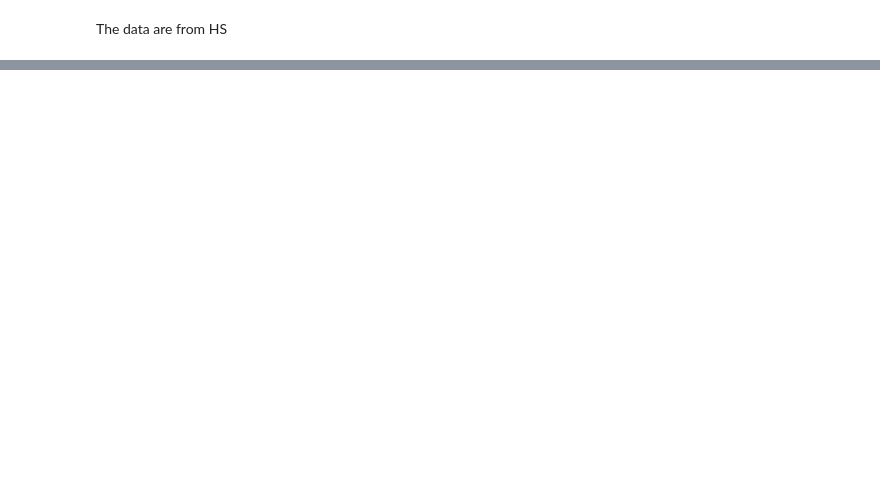
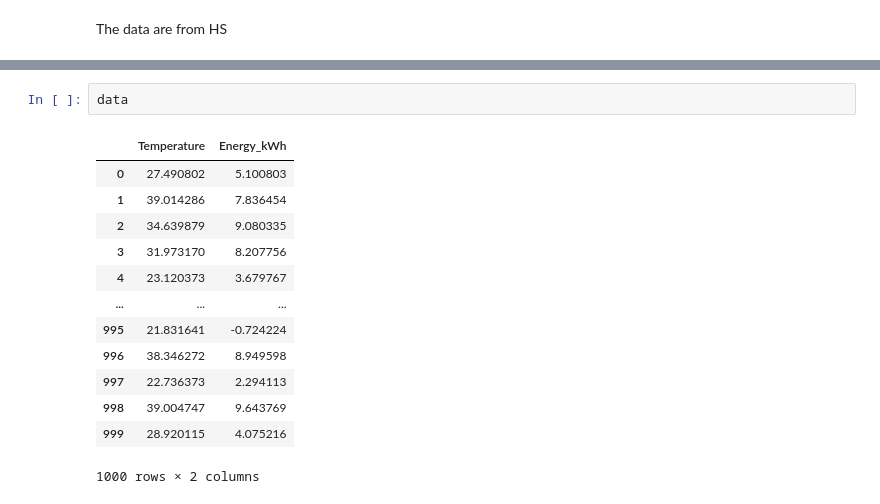
Before and after one commit to abdrahmannc/supervised-learning, a Jupyter notebook: notebooks/regression.ipynb, the cells around one changed output, grey strips where cells are left out. Saved outputs shown, nothing was run; the diff lists cells and outputs as text; blank space fills up the shorter version.

```diff
--- a/notebooks/regression.ipynb
+++ b/notebooks/regression.ipynb
@@ -85,0 +149,16 @@ hello
+# %%
+data
+# %% [output]
+|  | Temperature | Energy_kWh |
+| 0 | 27.490802 | 5.100803 |
+| 1 | 39.014286 | 7.836454 |
+| 2 | 34.639879 | 9.080335 |
+| 3 | 31.973170 | 8.207756 |
+| 4 | 23.120373 | 3.679767 |
+| ... | ... | ... |
+| 995 | 21.831641 | -0.724224 |
+| 996 | 38.346272 | 8.949598 |
+| 997 | 22.736373 | 2.294113 |
+| 998 | 39.004747 | 9.643769 |
+| 999 | 28.920115 | 4.075216 |
+1000 rows × 2 columns
```
Also changed, not shown: parts of 11 cells of this notebook.
